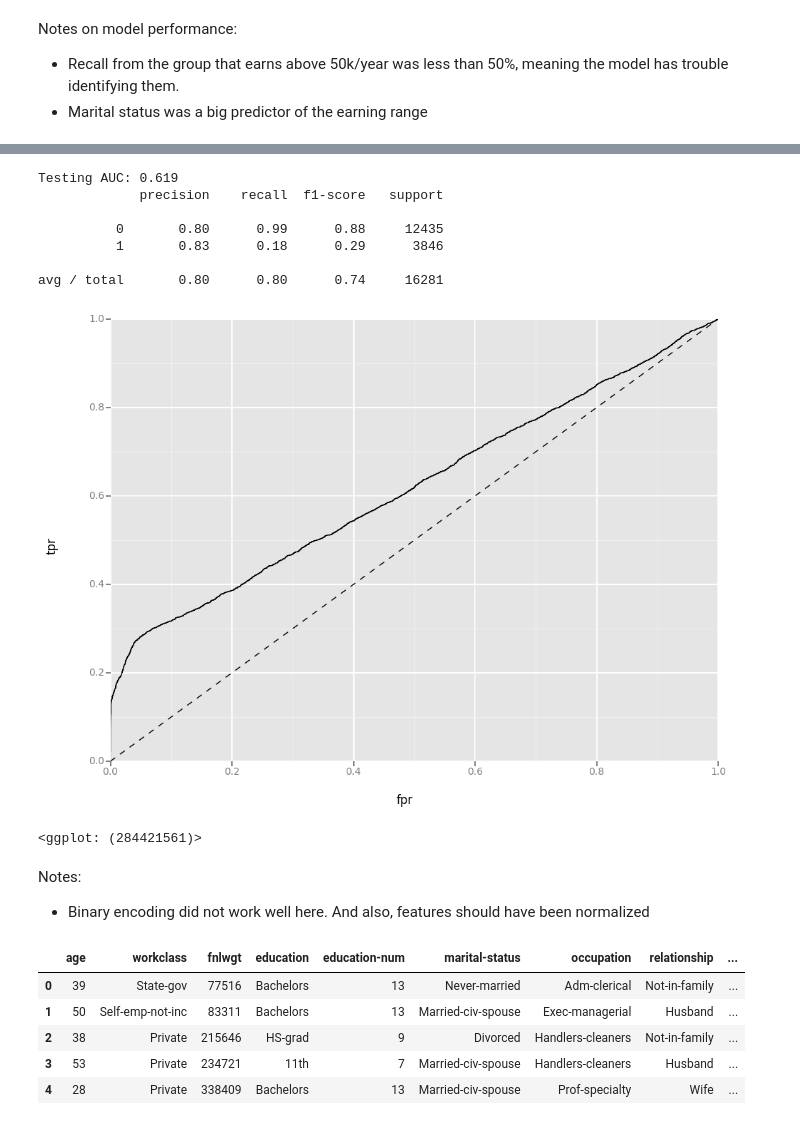
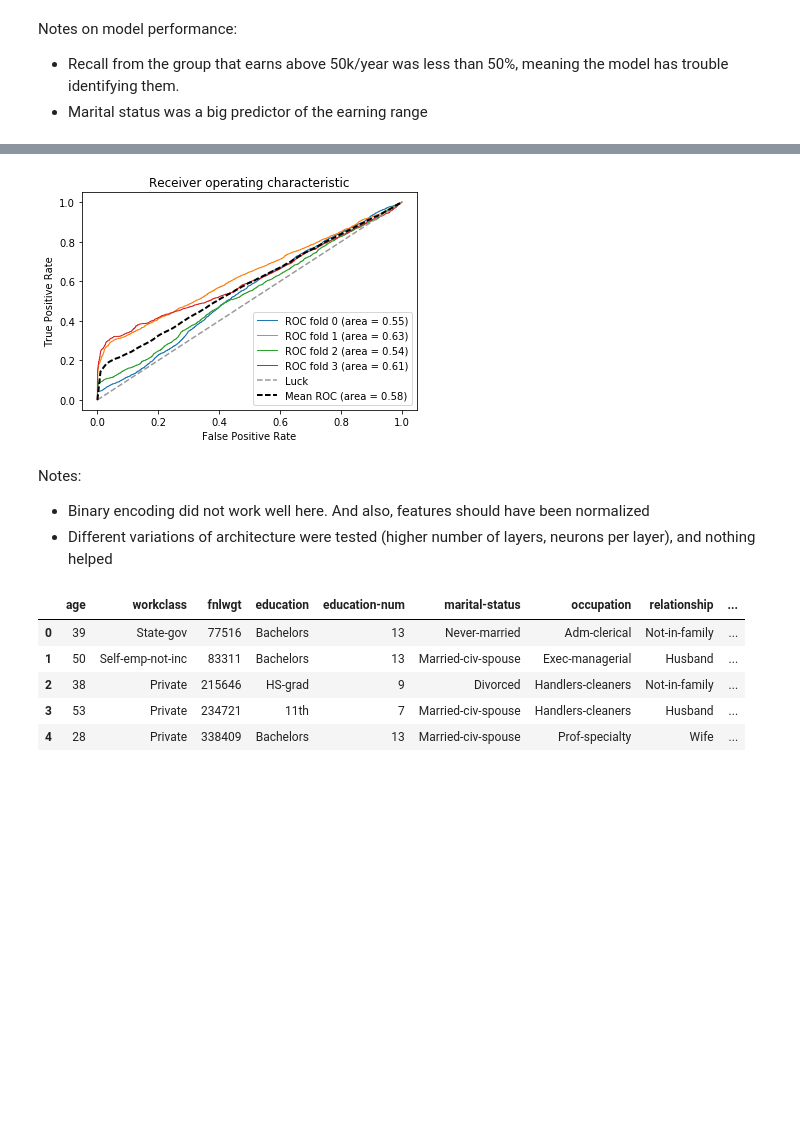
Before and after one commit to guidj/xlab, a Jupyter notebook: lab/exp/income-50/income-50.ipynb, the cells around one changed output, grey strips where cells are left out. Cells and saved outputs as stored; diff of their text form; code cells hidden in the pictures; blank space fills up the shorter version.

```diff
--- a/lab/exp/income-50/income-50.ipynb
+++ b/lab/exp/income-50/income-50.ipynb
@@ -248,5 +296,3 @@ from sklearn.neural_network import MLPClassifier
 
 nn = MLPClassifier(solver='adam', alpha=1e-5, hidden_layer_sizes=[64 for _ in range(16)], random_state=1,
                   learning_rate='constant', learning_rate_init=.003, max_iter=int(1e4), activation='relu')
-
-nn.fit(Xtrain, ytrain)
@@ -261,29 +299,12 @@ MLPClassifier(activation='relu', alpha=1e-05, batch_size='auto', beta_1=0.9,
-# %%
-preds = nn.predict_proba(Xtest)[:,1]
-fpr, tpr, _ = metrics.roc_curve(ytest, preds)
-
-print 'Testing AUC: {:.3f}'.format(metrics.roc_auc_score(ytest, preds))
-
-print metrics.classification_report(ytest, [round(x) for x in preds])
-
-df = pd.DataFrame(dict(fpr=fpr, tpr=tpr))
-ggplot(df, aes(x='fpr', y='tpr')) +\
-    geom_line() +\
-    geom_abline(linetype='dashed')
-# %% [output]
-Testing AUC: 0.619
-             precision    recall  f1-score   support
-
-          0       0.80      0.99      0.88     12435
-          1       0.83      0.18      0.29      3846
-
-avg / total       0.80      0.80      0.74     16281
-[figure, removed]
-<ggplot: (284421561)>
+# %%
+plot_kfold_roc_auc(nn, Xtrain, ytrain, k=4)
+# %% [output]
+[figure, added]
 # %% [markdown]
 Notes:
 
   - Binary encoding did not work well here. And also, features should have been normalized
+  - Different variations of architecture were tested (higher number of layers, neurons per layer), and nothing helped
 # %%
 ftrain = read_data('train')
 ftest = read_data('test')
```
Also changed, not shown: parts of 24 cells of this notebook, 1 other file.
